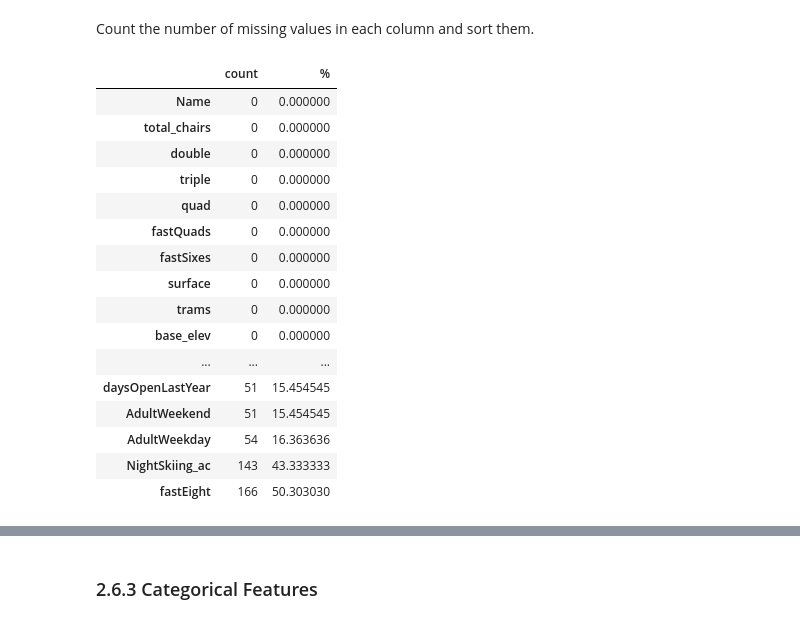
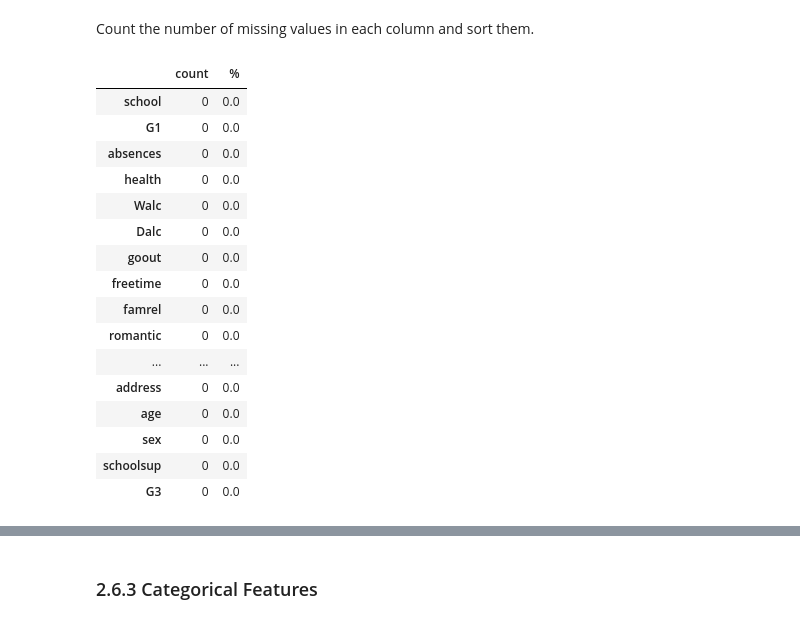
Before and after one commit to Hillary577/Springboard, a Jupyter notebook: capstone2/student/notebooks/capstone2_data_wrangling.ipynb, the cells around one changed output, grey strips where cells are left out. Saved outputs shown, nothing was run; the diff lists cells and outputs as text; code cells hidden in the pictures.

```diff
--- a/capstone2/student/notebooks/capstone2_data_wrangling.ipynb
+++ b/capstone2/student/notebooks/capstone2_data_wrangling.ipynb
@@ -160,27 +145,27 @@ Count the number of missing values in each column and sort them.
 # %%
 #Code task 5#
 #Count (using `.sum()`) the number of missing values (`.isnull()`) in each column of
 #ski_data as well as the percentages (using `.mean()` instead of `.sum()`).
 #Order them (increasing or decreasing) using sort_values
 #Call `pd.concat` to present these in a single table (DataFrame) with the helpful column names 'count' and '%'
-missing = pd.concat([ski_data.isnull().sum(), 100 * ski_data.isnull().mean()], axis=1)
+missing = pd.concat([mat_data.isnull().sum(), 100 * mat_data.isnull().mean()], axis=1)
 missing.columns=['count', '%']
 missing.sort_values(by='count')
 # %% [output]
 |  | count | % |
-| Name | 0 | 0.000000 |
-| total_chairs | 0 | 0.000000 |
-| double | 0 | 0.000000 |
-| triple | 0 | 0.000000 |
-| quad | 0 | 0.000000 |
-| fastQuads | 0 | 0.000000 |
-| fastSixes | 0 | 0.000000 |
-| surface | 0 | 0.000000 |
-| trams | 0 | 0.000000 |
-| base_elev | 0 | 0.000000 |
+| school | 0 | 0.0 |
+| G1 | 0 | 0.0 |
+| absences | 0 | 0.0 |
+| health | 0 | 0.0 |
+| Walc | 0 | 0.0 |
+| Dalc | 0 | 0.0 |
+| goout | 0 | 0.0 |
+| freetime | 0 | 0.0 |
+| famrel | 0 | 0.0 |
+| romantic | 0 | 0.0 |
 | ... | ... | ... |
-| daysOpenLastYear | 51 | 15.454545 |
-| AdultWeekend | 51 | 15.454545 |
-| AdultWeekday | 54 | 16.363636 |
-| NightSkiing_ac | 143 | 43.333333 |
-| fastEight | 166 | 50.303030 |
+| address | 0 | 0.0 |
+| age | 0 | 0.0 |
+| sex | 0 | 0.0 |
+| schoolsup | 0 | 0.0 |
+| G3 | 0 | 0.0 |
```
Also changed, not shown: parts of 8 cells of this notebook.
